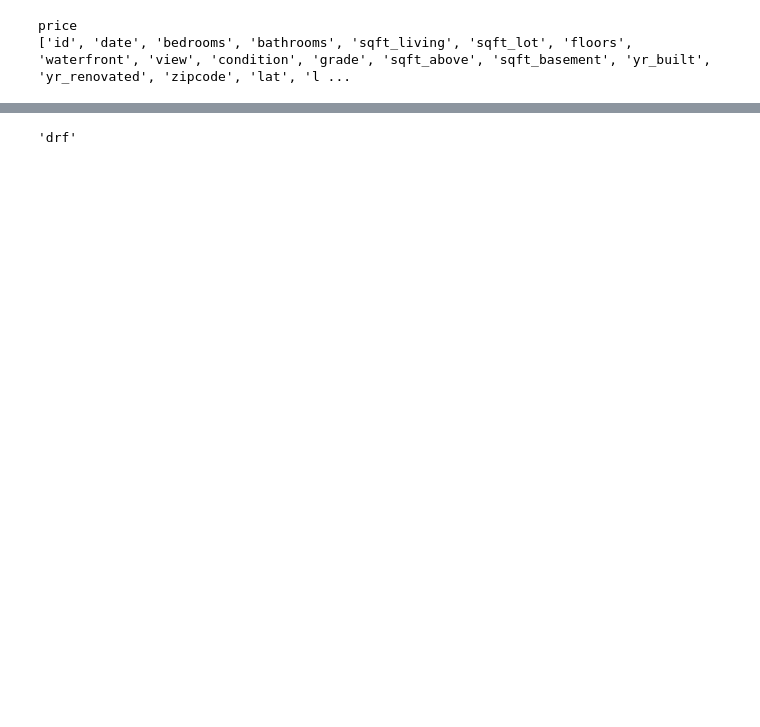
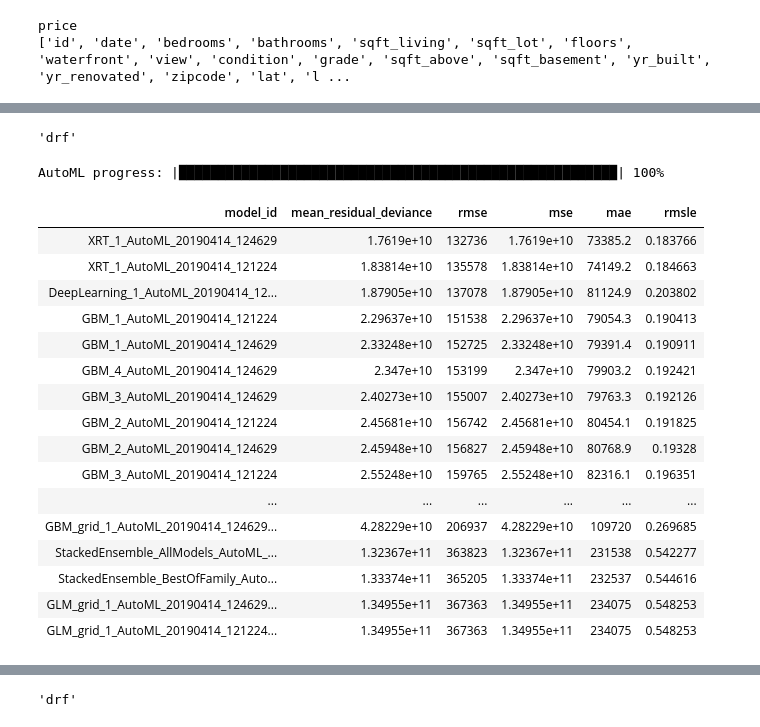
Before and after one commit to INFO6105-Spring19/hyperparameter-db-project-ds10, a Jupyter notebook: ML_Project_Hyperparameters.ipynb, the cells around one changed output, grey strips where cells are left out. Drawn from its saved outputs; the diff is of its cells as text; code cells hidden in the pictures; blank space fills up the shorter version.

```diff
--- a/ML_Project_Hyperparameters.ipynb
+++ b/ML_Project_Hyperparameters.ipynb
@@ -141,3 +302,7 @@ mod_best.params
+# %%
+best_model.algo# Name of the Algorithm for the best model
+# %% [output]
+'drf'
 # %%
 def hyperparameter_json(hyperparameter,name):
     i = json.dumps(hyperparameter, indent=4)
@@ -148,2 +313,34 @@ hyperparameters = mod_best.params
 name='_hyperparameters.json'
 hyperparameter_json(hyperparameters,'price_hyperparameters')
+# %%
+project ="automl_test"
+run_time=500
+# %%
+aml = H2OAutoML(max_runtime_secs=run_time,project_name = project) # init automl, run for 500 seconds
+aml.train(x=X,
+           y=y,
+           training_frame=df)
+# %% [output]
+AutoML progress: |████████████████████████████████████████████████████████| 100%
+# %%
+# view leaderboard
+lb = aml.leaderboard
+lb.head(500)
+# %% [output]
+| model_id | mean_residual_deviance | rmse | mse | mae | rmsle |
+| XRT_1_AutoML_20190414_124629 | 1.7619e+10 | 132736 | 1.7619e+10 | 73385.2 | 0.183766 |
+| XRT_1_AutoML_20190414_121224 | 1.83814e+10 | 135578 | 1.83814e+10 | 74149.2 | 0.184663 |
+| DeepLearning_1_AutoML_20190414_12... | 1.87905e+10 | 137078 | 1.87905e+10 | 81124.9 | 0.203802 |
+| GBM_1_AutoML_20190414_121224 | 2.29637e+10 | 151538 | 2.29637e+10 | 79054.3 | 0.190413 |
+| GBM_1_AutoML_20190414_124629 | 2.33248e+10 | 152725 | 2.33248e+10 | 79391.4 | 0.190911 |
+| GBM_4_AutoML_20190414_124629 | 2.347e+10 | 153199 | 2.347e+10 | 79903.2 | 0.192421 |
+| GBM_3_AutoML_20190414_124629 | 2.40273e+10 | 155007 | 2.40273e+10 | 79763.3 | 0.192126 |
+| GBM_2_AutoML_20190414_121224 | 2.45681e+10 | 156742 | 2.45681e+10 | 80454.1 | 0.191825 |
+| GBM_2_AutoML_20190414_124629 | 2.45948e+10 | 156827 | 2.45948e+10 | 80768.9 | 0.19328 |
+| GBM_3_AutoML_20190414_121224 | 2.55248e+10 | 159765 | 2.55248e+10 | 82316.1 | 0.196351 |
+| ... | ... | ... | ... | ... | ... |
+| GBM_grid_1_AutoML_20190414_124629... | 4.28229e+10 | 206937 | 4.28229e+10 | 109720 | 0.269685 |
+| StackedEnsemble_AllModels_AutoML_... | 1.32367e+11 | 363823 | 1.32367e+11 | 231538 | 0.542277 |
+| StackedEnsemble_BestOfFamily_Auto... | 1.33374e+11 | 365205 | 1.33374e+11 | 232537 | 0.544616 |
+| GLM_grid_1_AutoML_20190414_124629... | 1.34955e+11 | 367363 | 1.34955e+11 | 234075 | 0.548253 |
+| GLM_grid_1_AutoML_20190414_121224... | 1.34955e+11 | 367363 | 1.34955e+11 | 234075 | 0.548253 |
```
Also changed, not shown: parts of 36 cells of this notebook, 5 other files.
